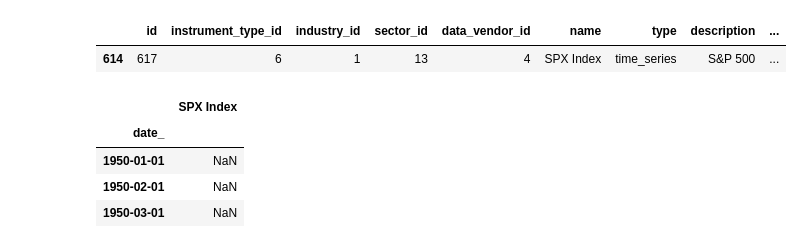
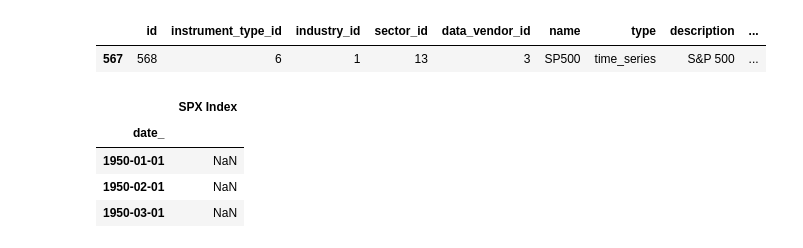
Before and after one commit to veigaco/quantum, a Jupyter notebook: Infrastructure/EDA.ipynb, the cells around one changed output. Cells and saved outputs as stored; diff of their text form; code cells hidden in the pictures.

```diff
--- a/Infrastructure/EDA.ipynb
+++ b/Infrastructure/EDA.ipynb
@@ -191,11 +201,13 @@ symbol_dict
 # %%
 ac="SPX Index"
 instrument=get_data(Instrument)
-instrument[instrument.data_vendor_id==4].head()
-instrument[instrument.name==ac]
+instrument[instrument.data_vendor_id==3]
+instrument[instrument.name=="SP500"]
+#instrument[instrument.name==ac]
+#instrument
 # %% [output]
 |  | id | instrument_type_id | industry_id | sector_id | data_vendor_id | name | type | description | ... |
-| 614 | 617 | 6 | 1 | 13 | 4 | SPX Index | time_series | S&P 500 | ... |
+| 567 | 568 | 6 | 1 | 13 | 3 | SP500 | time_series | S&P 500 | ... |
 # %%
 #instrument[instrument.instrument_type_id==1]
 # %%
```
Also changed, not shown: parts of 22 cells of this notebook, 1 other file.
